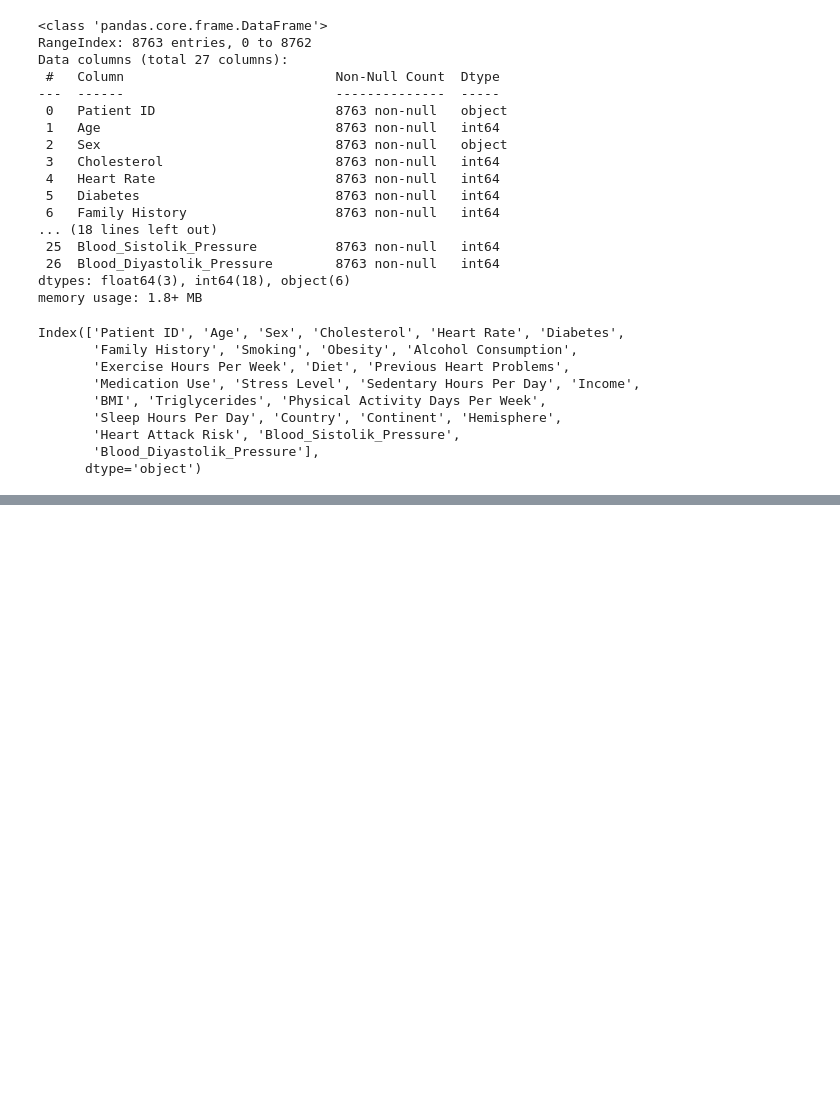
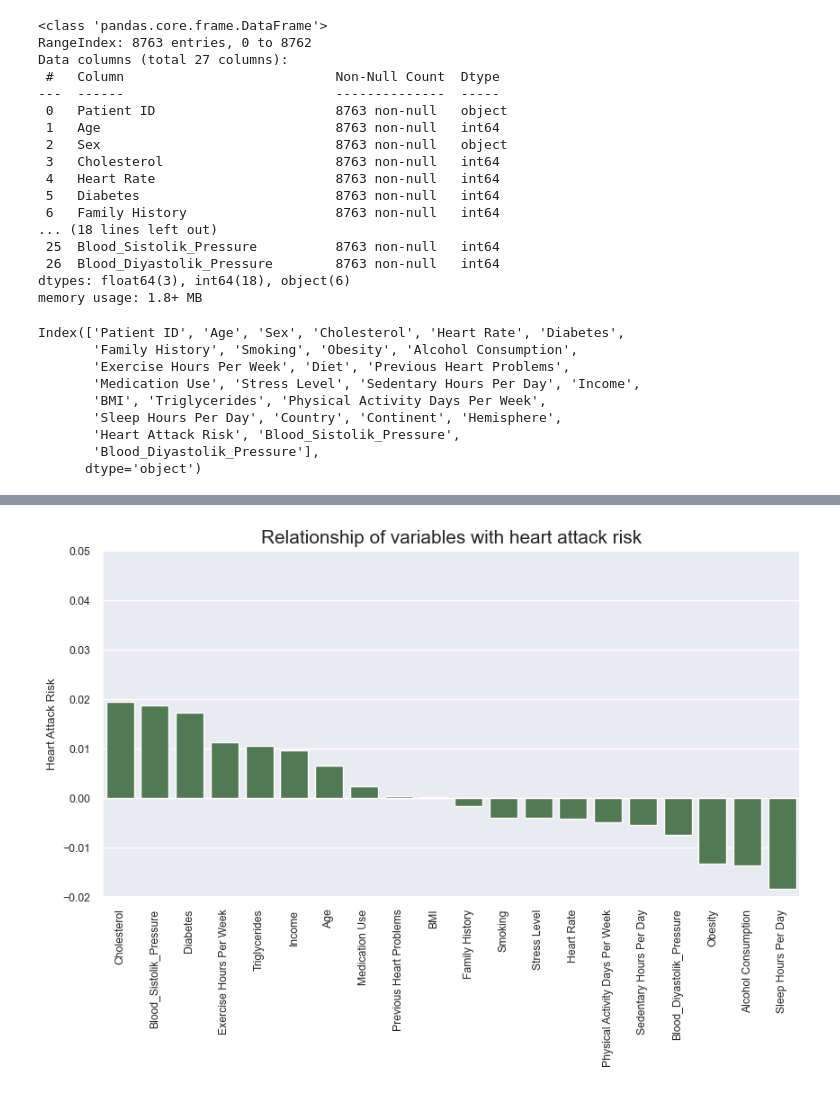
Before and after one commit to DeepikaPanneer/Heart-Attack-Risk-Prediction, a Jupyter notebook: EDA.ipynb, the cells around one changed output, grey strips where cells are left out. Drawn from its saved outputs; the diff is of its cells as text; code cells hidden in the pictures; blank space fills up the shorter version.

```diff
--- a/EDA.ipynb
+++ b/EDA.ipynb
@@ -80,0 +93,13 @@ Index(['Patient ID', 'Age', 'Sex', 'Cholesterol', 'Heart Rate', 'Diabetes',
+# %%
+heart_attack_corr = df.corr()["Heart Attack Risk"]
+heart_attack_corr = heart_attack_corr.drop("Heart Attack Risk", axis=0).sort_values(ascending=False)
+# %%
+plt.figure(figsize=(10,5))
+sns.set(font_scale=0.8)
+sns.barplot(x=heart_attack_corr.index, y=heart_attack_corr, color="#4a804d")
+plt.xticks(rotation=90)
+plt.ylim(-0.02, 0.05)
+plt.title("Relationship of variables with heart attack risk", fontsize=15)
+plt.show()
+# %% [output]
+[figure, added]
```
Also changed, not shown: parts of 6 cells of this notebook.
